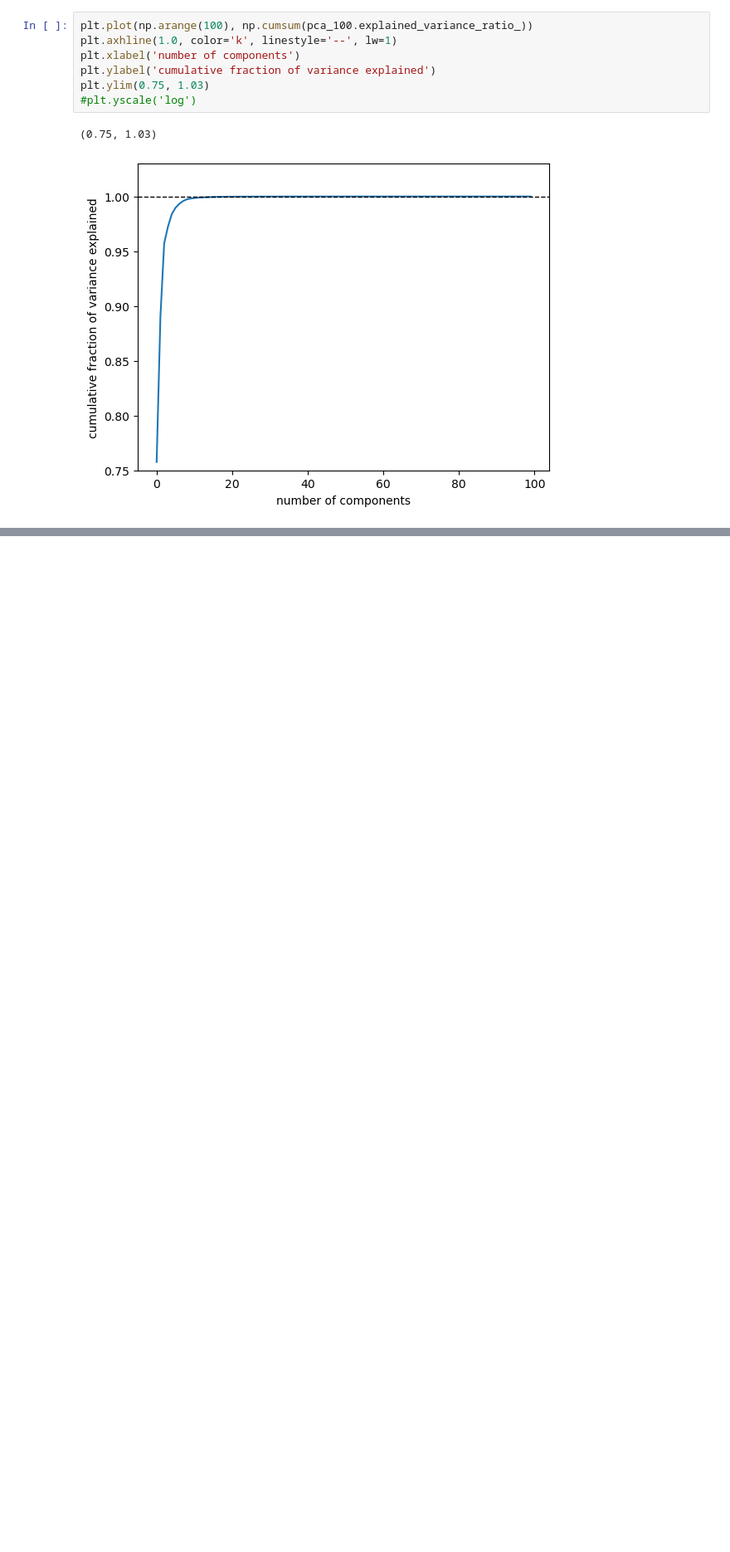
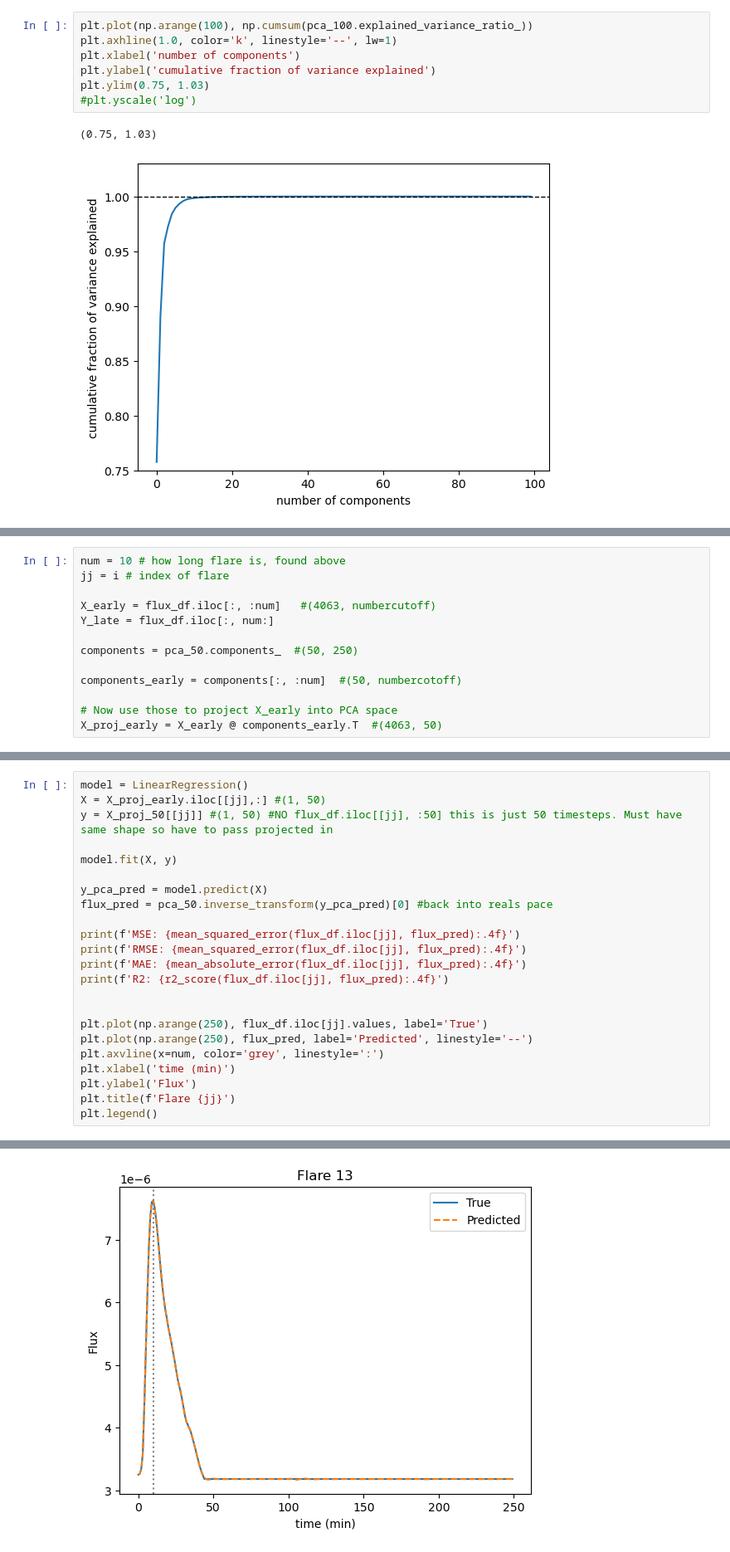
Before and after one commit to bkotten/astro_ds_final_proj, a Jupyter notebook: astro 465 create flare list.ipynb, the cells around one changed output, grey strips where cells are left out. Shown at 83% size. Saved outputs shown, nothing was run; the diff lists cells and outputs as text; blank space fills up the shorter version.

```diff
--- a/astro 465 create flare list.ipynb
+++ b/astro 465 create flare list.ipynb
@@ -400,0 +387,13 @@ ch. 7 has GMMS and PCA
+# %%
+num = 10 # how long flare is, found above
+jj = i # index of flare
+
+X_early = flux_df.iloc[:, :num]   #(4063, numbercutoff)
+Y_late = flux_df.iloc[:, num:]
+
+components = pca_50.components_  #(50, 250)
+
+components_early = components[:, :num]  #(50, numbercotoff)
+
+# Now use those to project X_early into PCA space
+X_proj_early = X_early @ components_early.T  #(4063, 50)
@@ -400,0 +404,24 @@ ch. 7 has GMMS and PCA
+# %%
+model = LinearRegression()
+X = X_proj_early.iloc[[jj],:] #(1, 50)
+y = X_proj_50[[jj]] #(1, 50) #NO flux_df.iloc[[jj], :50] this is just 50 timesteps. Must have same shape so have to pass projected in
+
+model.fit(X, y)
+
+y_pca_pred = model.predict(X)
+flux_pred = pca_50.inverse_transform(y_pca_pred)[0] #back into reals pace
+
+print(f'MSE: {mean_squared_error(flux_df.iloc[jj], flux_pred):.4f}')
+print(f'RMSE: {mean_squared_error(flux_df.iloc[jj], flux_pred):.4f}')
+print(f'MAE: {mean_absolute_error(flux_df.iloc[jj], flux_pred):.4f}')
+print(f'R2: {r2_score(flux_df.iloc[jj], flux_pred):.4f}')
+
+
+plt.plot(np.arange(250), flux_df.iloc[jj].values, label='True')
+plt.plot(np.arange(250), flux_pred, label='Predicted', linestyle='--')
+plt.axvline(x=num, color='grey', linestyle=':')
+plt.xlabel('time (min)')
+plt.ylabel('Flux')
+plt.title(f'Flare {jj}')
+plt.legend()
+# %% [output]
@@ -400,0 +433 @@ ch. 7 has GMMS and PCA
+[figure, added]
```
Also changed, not shown: parts of 108 cells of this notebook, 1 other file.
